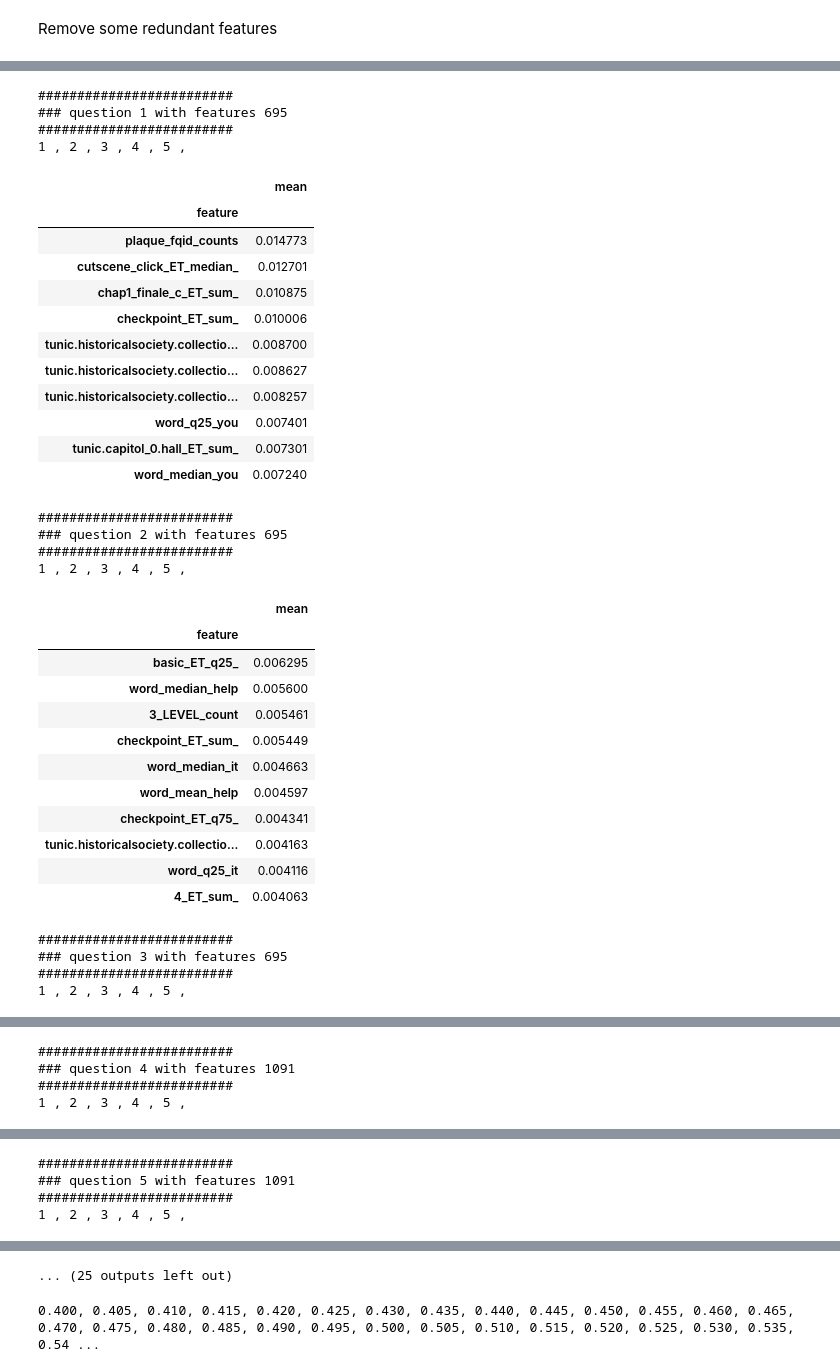
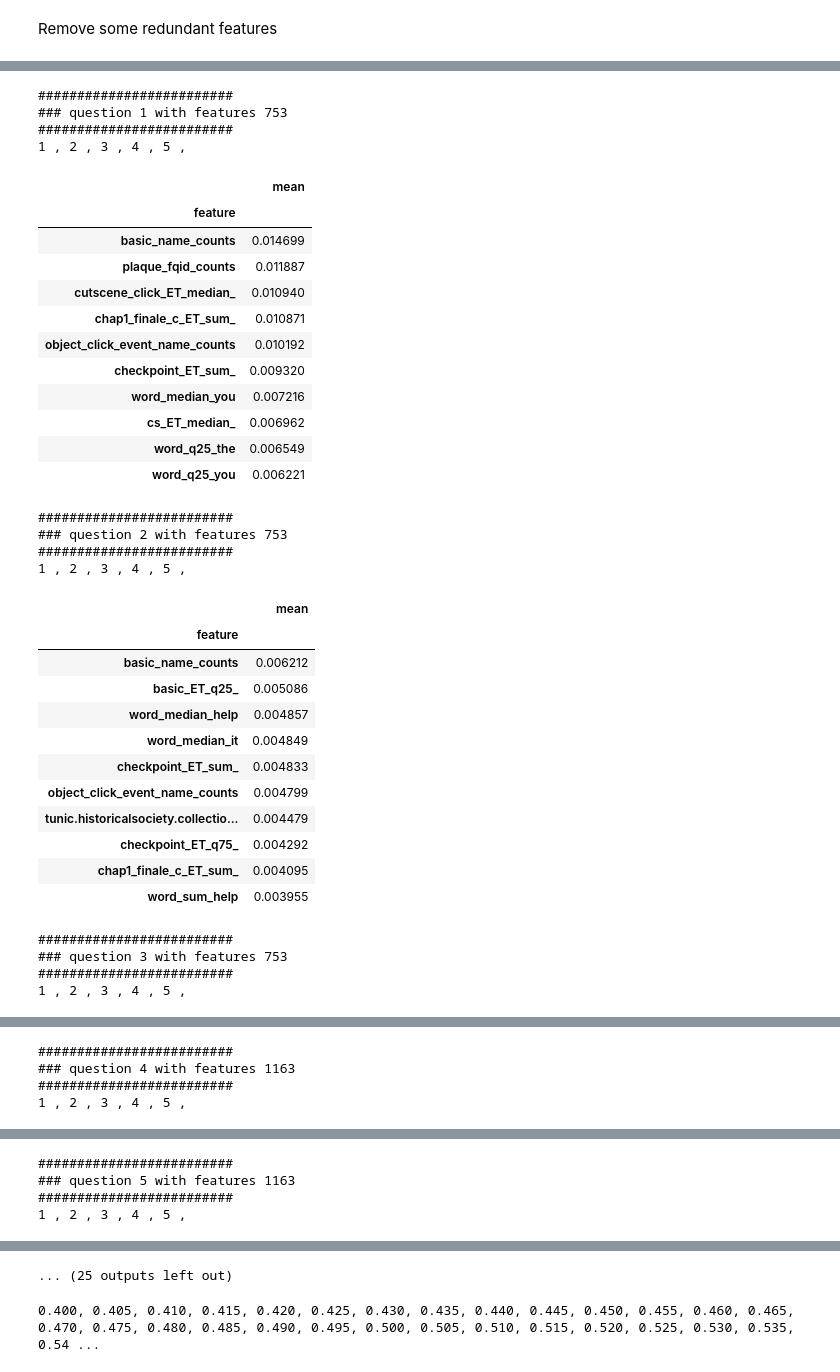
Before and after one commit to xiaosuhu/StudentPeformance_Kaggle, a Jupyter notebook: magic-bingo-exp.ipynb, the cells around one changed output, grey strips where cells are left out. Saved outputs shown, nothing was run; the diff lists cells and outputs as text; code cells hidden in the pictures.

Commit message:
update: versions of training code update

```diff
--- a/magic-bingo-exp.ipynb
+++ b/magic-bingo-exp.ipynb
@@ -118,6 +118,6 @@ NUMS = [
 
 
 # ----------------From another Notebook https://www.kaggle.com/code/xiaosufrankhu/lgbm-train-infer-with-cpu
-DIALOGS = ['that', 'this', 'it', 'you','find','found','Found','notebook','Wells','wells','help','need', 'Oh','Ooh','Jo', 'flag', 'can','and','is','the','to']
-# DIALOGS = ['Gramps','myself', 'national movement', 'Wisconsin Wonders','Earth Day', '1916', 'cleaning', 'cleaner', 'slip', 'jersey', 'Theodora Youmans', 'suffragist', 'that', 'this', 'it', 'you','find','found','Found','notebook','Wells','wells','help','need', 'Oh','Ooh','Jo', 'flag', 'can','and','is','the','to']
+# DIALOGS = ['that', 'this', 'it', 'you','find','found','Found','notebook','Wells','wells','help','need', 'Oh','Ooh','Jo', 'flag', 'can','and','is','the','to']
+DIALOGS = ['Gramps','myself', 'national movement', 'Wisconsin Wonders','Earth Day', '1916', 'cleaning', 'cleaner', 'slip', 'jersey', 'Theodora Youmans', 'suffragist', 'that', 'this', 'it', 'you','find','found','Found','notebook','Wells','wells','help','need', 'Oh','Ooh','Jo', 'flag', 'can','and','is','the','to']
 
@@ -152,7 +152,7 @@ def feature_engineer(x, grp, use_extra, feature_suffix):
         *[pl.col("elapsed_time_diff").filter((pl.col('text').str.contains(c))).quantile(.25).alias(f'word_q25_{c}') for c in DIALOGS],
         *[pl.col("elapsed_time_diff").filter((pl.col('text').str.contains(c))).quantile(.75).alias(f'word_q75_{c}') for c in DIALOGS],
 
-        #*[pl.col("event_name").filter(pl.col("event_name") == c).count().alias(f"{c}_event_name_counts{feature_suffix}") for c in event_name_feature],
+        *[pl.col("event_name").filter(pl.col("event_name") == c).count().alias(f"{c}_event_name_counts{feature_suffix}") for c in event_name_feature],
         *[pl.col("elapsed_time_diff").filter(pl.col("event_name")==c).mean().alias(f"{c}_ET_mean_{feature_suffix}") for c in event_name_feature],
         *[pl.col("elapsed_time_diff").filter(pl.col("event_name")==c).std().alias(f"{c}_ET_std_{feature_suffix}") for c in event_name_feature],
         *[pl.col("elapsed_time_diff").filter(pl.col("event_name")==c).median().alias(f"{c}_ET_median_{feature_suffix}") for c in event_name_feature],
@@ -160,7 +160,7 @@ def feature_engineer(x, grp, use_extra, feature_suffix):
         *[pl.col("elapsed_time_diff").filter(pl.col("event_name")==c).quantile(.75).alias(f"{c}_ET_q75_{feature_suffix}") for c in event_name_feature],
         *[pl.col("elapsed_time_diff").filter(pl.col("event_name")==c).sum().alias(f"{c}_ET_sum_{feature_suffix}") for c in event_name_feature],
 
-        #*[pl.col("name").filter(pl.col("name") == c).count().alias(f"{c}_name_counts{feature_suffix}") for c in name_feature],
+        *[pl.col("name").filter(pl.col("name") == c).count().alias(f"{c}_name_counts{feature_suffix}") for c in name_feature],
         *[pl.col("elapsed_time_diff").filter(pl.col("name")==c).median().alias(f"{c}_ET_median_{feature_suffix}") for c in name_feature],
         *[pl.col("elapsed_time_diff").filter(pl.col("name")==c).std().alias(f"{c}_ET_std_{feature_suffix}") for c in name_feature],
         *[pl.col("elapsed_time_diff").filter(pl.col("name")==c).mean().alias(f"{c}_ET_mean_{feature_suffix}") for c in name_feature],
@@ -244,3 +244,20 @@ Wall time: 1min 3s
+# %%
+#-----------------------Break Session ID into different terms e.g. year, month, day, hour
+def time_feature(train):
+
+    train["year"] = train["session_id"].apply(lambda x: int(str(x)[:2])).astype(np.uint8)
+    train["month"] = train["session_id"].apply(lambda x: int(str(x)[2:4])+1).astype(np.uint8)
+    train["day"] = train["session_id"].apply(lambda x: int(str(x)[4:6])).astype(np.uint8)
+    train["hour"] = train["session_id"].apply(lambda x: int(str(x)[6:8])).astype(np.uint8)
+    train["minute"] = train["session_id"].apply(lambda x: int(str(x)[8:10])).astype(np.uint8)
+    train["second"] = train["session_id"].apply(lambda x: int(str(x)[10:12])).astype(np.uint8)
+
+    return train
+
+
+df1 = time_feature(df1)
+df2 = time_feature(df2)
+df3 = time_feature(df3)
 # %% [markdown]
 Remove some redundant features
 # %%
@@ -407,63 +424,63 @@ for t in range(1,19):
         clf =  XGBClassifier(**xgb_params)
         clf.fit(train_x[FEATURES].astype('float32'), train_y['correct'],
                 eval_set=[(valid_x[FEATURES].astype('float32'), valid_y['correct'])],
                 verbose=0)
         print(i+1, ', ', end='')
         best_iteration_xgb[str(t)].append(clf.best_ntree_limit)
 
         fold_importance_df = pd.DataFrame()
         fold_importance_df["feature"] = FEATURES
         fold_importance_df["importance"] = clf.feature_importances_
         fold_importance_df["fold"] = i + 1
         feature_importance_df = pd.concat([feature_importance_df, fold_importance_df], axis=0)
 
         # SAVE MODEL
         # clf.save_model(f'XGB_question{t}_fold{i}.xgb')
 
         # PREDICT VALID OOF
         oof_xgb.loc[valid_users, f'meta_{t}'] = clf.predict_proba(valid_x[FEATURES].astype('float32'))[:,1]
 
 
 
     print()
     feature_importance_df = feature_importance_df.groupby(['feature'])['importance'].agg(['mean']).sort_values(by='mean', ascending=False)
-    # feature_importance_df.to_csv(f'feature_importance_question{t}.csv')
+    feature_importance_df.to_csv(f'feature_importance_question{t}.csv')
     display(feature_importance_df.head(10))
 # %% [output]
 #########################
-### question 1 with features 695
+### question 1 with features 753
 #########################
 1 , 2 , 3 , 4 , 5 ,
 |  | mean |
 | feature |  |
-| plaque_fqid_counts | 0.014773 |
-| cutscene_click_ET_median_ | 0.012701 |
-| chap1_finale_c_ET_sum_ | 0.010875 |
-| checkpoint_ET_sum_ | 0.010006 |
-| tunic.historicalsociety.collectio... | 0.008700 |
-| tunic.historicalsociety.collectio... | 0.008627 |
-| tunic.historicalsociety.collectio... | 0.008257 |
-| word_q25_you | 0.007401 |
-| tunic.capitol_0.hall_ET_sum_ | 0.007301 |
-| word_median_you | 0.007240 |
+| basic_name_counts | 0.014699 |
+| plaque_fqid_counts | 0.011887 |
+| cutscene_click_ET_median_ | 0.010940 |
+| chap1_finale_c_ET_sum_ | 0.010871 |
+| object_click_event_name_counts | 0.010192 |
+| checkpoint_ET_sum_ | 0.009320 |
+| word_median_you | 0.007216 |
+| cs_ET_median_ | 0.006962 |
+| word_q25_the | 0.006549 |
+| word_q25_you | 0.006221 |
 #########################
-### question 2 with features 695
+### question 2 with features 753
 #########################
 1 , 2 , 3 , 4 , 5 ,
 |  | mean |
 | feature |  |
-| basic_ET_q25_ | 0.006295 |
-| word_median_help | 0.005600 |
-| 3_LEVEL_count | 0.005461 |
-| checkpoint_ET_sum_ | 0.005449 |
-| word_median_it | 0.004663 |
-| word_mean_help | 0.004597 |
-| checkpoint_ET_q75_ | 0.004341 |
-| tunic.historicalsociety.collectio... | 0.004163 |
-| word_q25_it | 0.004116 |
-| 4_ET_sum_ | 0.004063 |
+| basic_name_counts | 0.006212 |
+| basic_ET_q25_ | 0.005086 |
+| word_median_help | 0.004857 |
+| word_median_it | 0.004849 |
+| checkpoint_ET_sum_ | 0.004833 |
+| object_click_event_name_counts | 0.004799 |
+| tunic.historicalsociety.collectio... | 0.004479 |
+| checkpoint_ET_q75_ | 0.004292 |
+| chap1_finale_c_ET_sum_ | 0.004095 |
+| word_sum_help | 0.003955 |
 #########################
-### question 3 with features 695
+### question 3 with features 753
 #########################
 1 , 2 , 3 , 4 , 5 ,
 |  | mean |
@@ -481,5 +498,5 @@ for t in range(1,19):
 #########################
-### question 4 with features 1091
+### question 4 with features 1163
 #########################
 1 , 2 , 3 , 4 , 5 ,
 |  | mean |
@@ -497,5 +514,5 @@ for t in range(1,19):
 #########################
-### question 5 with features 1091
+### question 5 with features 1163
 #########################
 1 , 2 , 3 , 4 , 5 ,
 |  | mean |
```
Also changed, not shown: parts of 13 cells of this notebook, 6 other files.
